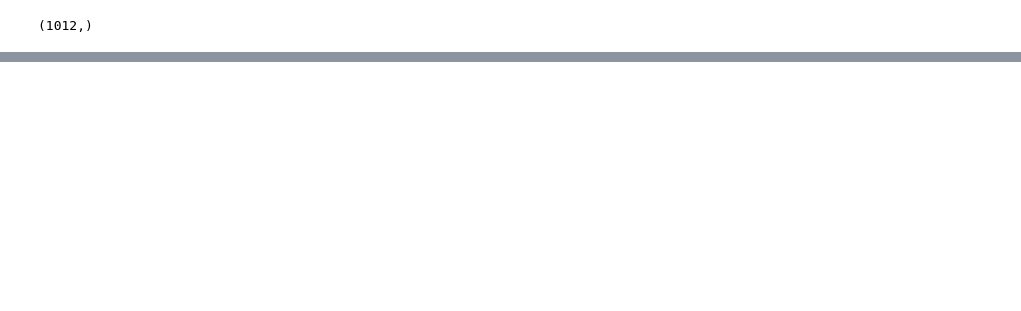
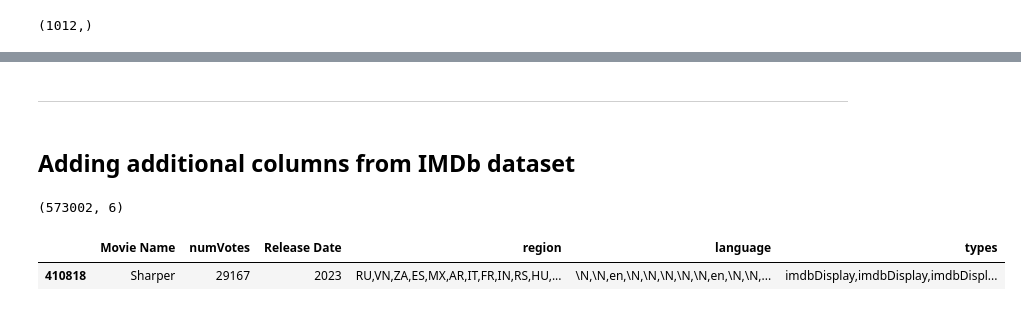
Before and after one commit to shreyashguptas/IMDb_movie_review_sentiment_analysis, a Jupyter notebook: IMDb_webscrapping_script.ipynb, the cells around one changed output, grey strips where cells are left out. Drawn from its saved outputs; the diff is of its cells as text; code cells hidden in the pictures; blank space fills up the shorter version.

```diff
--- a/IMDb_webscrapping_script.ipynb
+++ b/IMDb_webscrapping_script.ipynb
@@ -770,0 +813,4 @@ repeats.shape
+# %% [markdown]
+------
+# %% [markdown]
+## Adding additional columns from IMDb dataset
@@ -770,0 +858,19 @@ repeats.shape
+# %%
+# data types for movie_name, numVotes, Release Date in merged_df
+merged_df['Movie Name'] = merged_df['Movie Name'].astype(str)
+merged_df['numVotes'] = merged_df['numVotes'].astype(str)
+merged_df['Release Date'] = merged_df['Release Date'].astype(str)
+
+# remove the decimal from numVotes and release date
+merged_df['numVotes'] = merged_df['numVotes'].str.replace('.0', '')
+merged_df['Release Date'] = merged_df['Release Date'].str.replace('.0', '')
+# %%
+merged_df.shape
+# %% [output]
+(573002, 6)
+# %%
+# Filter the value from merged_df where the Movie Name is Sharper
+merged_df[merged_df['Movie Name'] == 'Sharper']
+# %% [output]
+|  | Movie Name | numVotes | Release Date | region | language | types |
+| 410818 | Sharper | 29167 | 2023 | RU,VN,ZA,ES,MX,AR,IT,FR,IN,RS,HU,... | \N,\N,en,\N,\N,\N,\N,\N,en,\N,\N,... | imdbDisplay,imdbDisplay,imdbDispl... |
```
Also changed, not shown: parts of 30 cells of this notebook, 1 other file.
